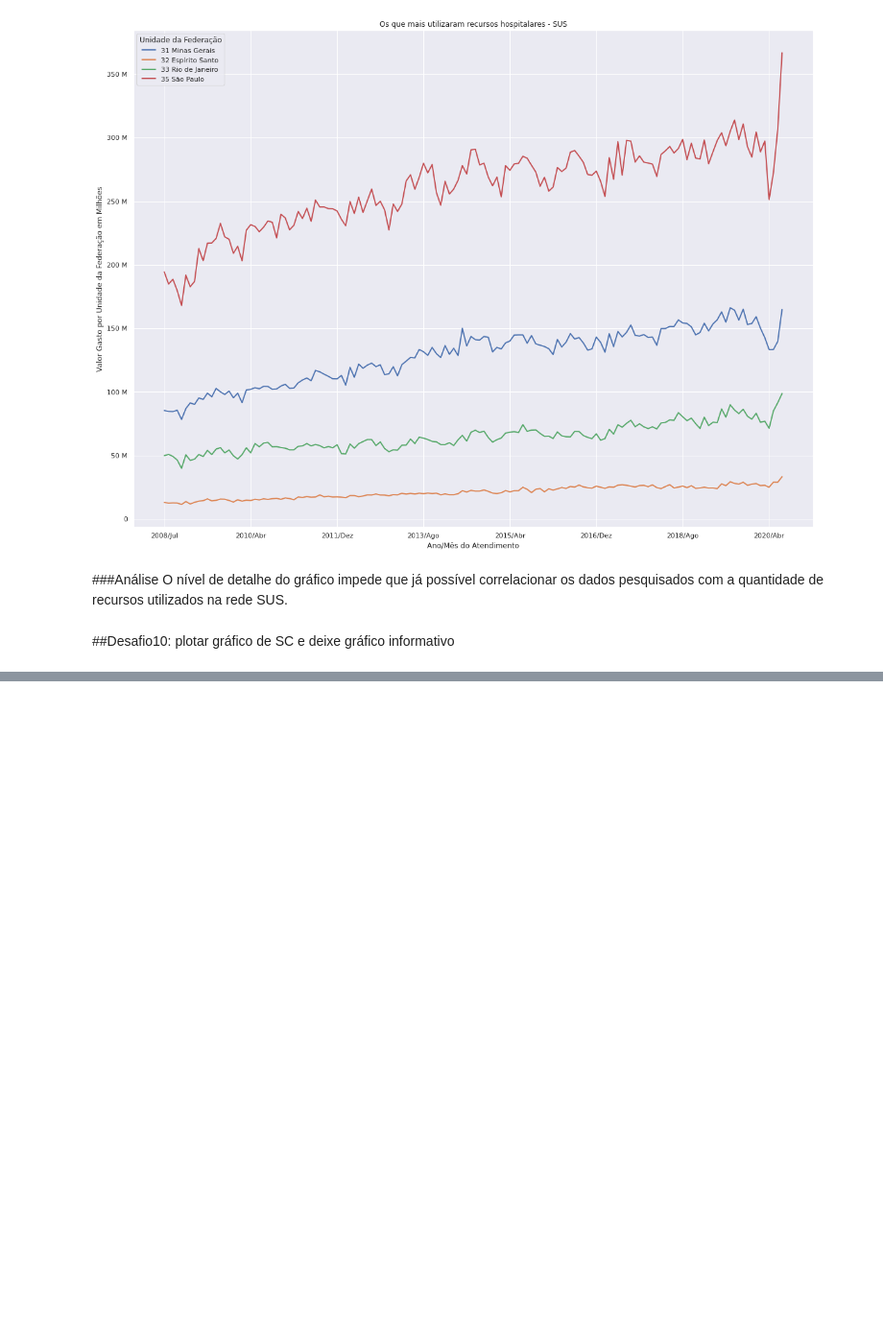
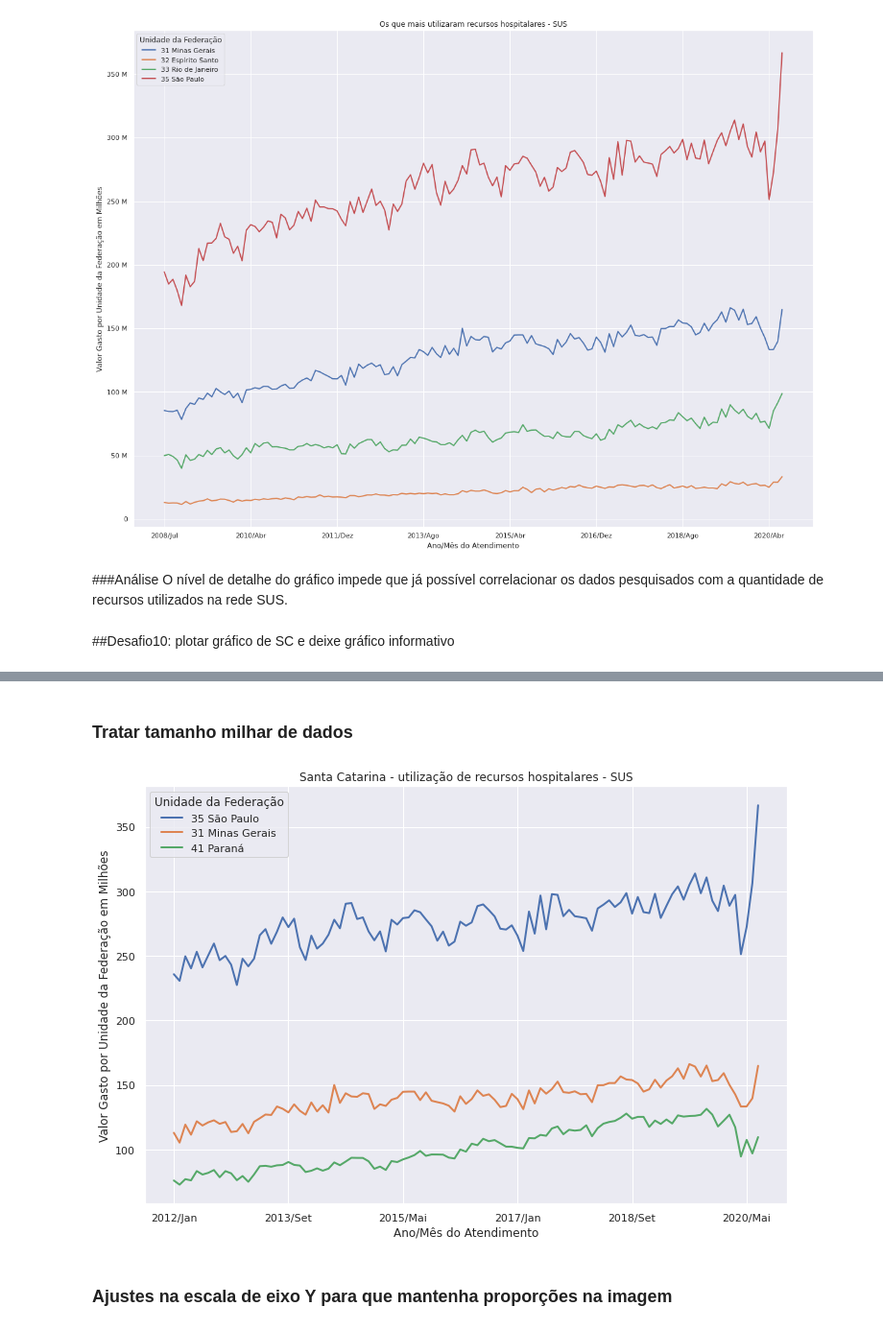
Before and after one commit to RianBrug/bootcamp-datascience-alura, a Jupyter notebook: bootcamp_ds_rian_modulo1.ipynb, the cells around one changed output, grey strips where cells are left out. Shown at 96% size. Saved outputs shown, nothing was run; the diff lists cells and outputs as text; code cells hidden in the pictures; blank space fills up the shorter version.

```diff
--- a/bootcamp_ds_rian_modulo1.ipynb
+++ b/bootcamp_ds_rian_modulo1.ipynb
@@ -471,0 +494,17 @@ plt.show()
+# %% [markdown]
+###  Tratar tamanho milhar de dados
+# %%
+
+dados_ordenado_por_total = dados_uf_tratados.sort_values("Total", ascending=False)
+dados_ordenado_sem_regiao_total = dados_ordenado_por_total.drop(["Regiao", "Total"], axis=1) / 1000000
+
+dados_amostra_meses_filtrados = dados_ordenado_sem_regiao_total[dados_ordenado_sem_regiao_total.columns[47:150]].head(3).T.plot()
+plt.ylabel("Valor Gasto por Unidade da Federação em Milhões")
+plt.xlabel("Ano/Mês do Atendimento")
+plt.title("Santa Catarina - utilização de recursos hospitalares - SUS")
+plt.legend(title='Unidade da Federação', loc='best')
+plt.show()
+# %% [output]
+[figure, added]
+# %% [markdown]
+### Ajustes na escala de eixo Y para que mantenha proporções na imagem
```
Also changed, not shown: parts of 7 cells of this notebook.
